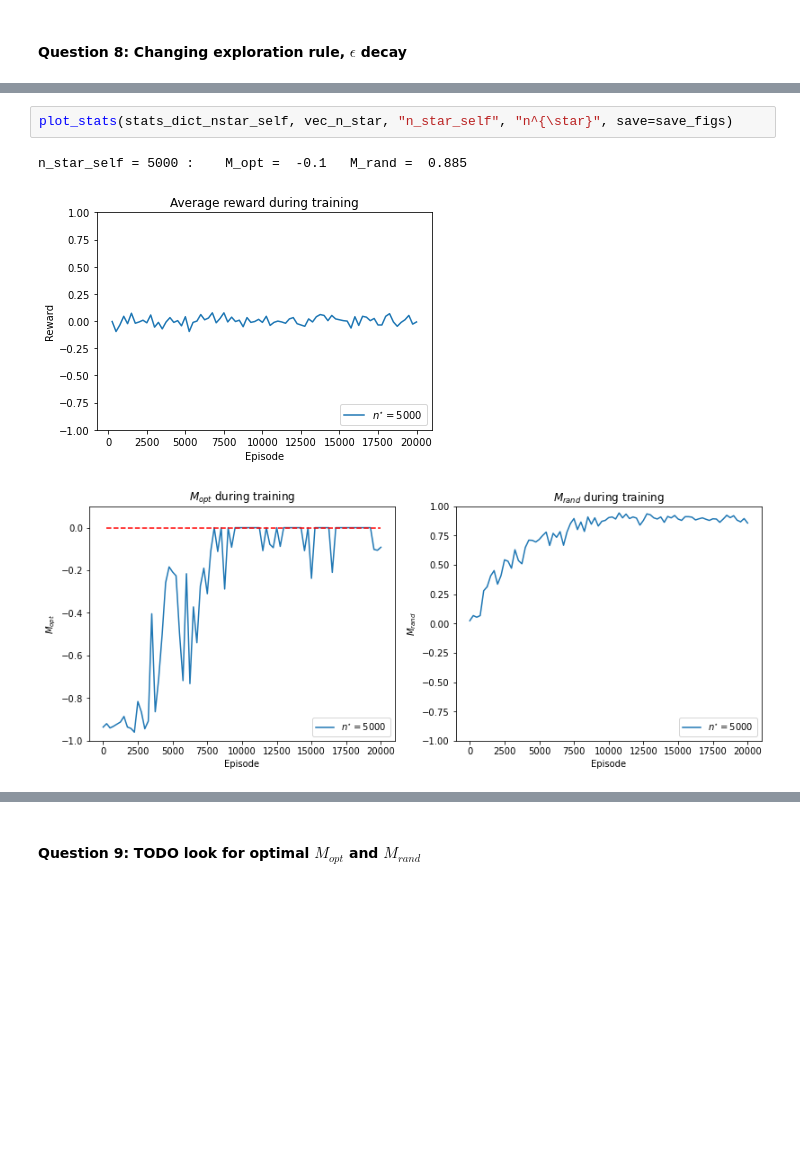
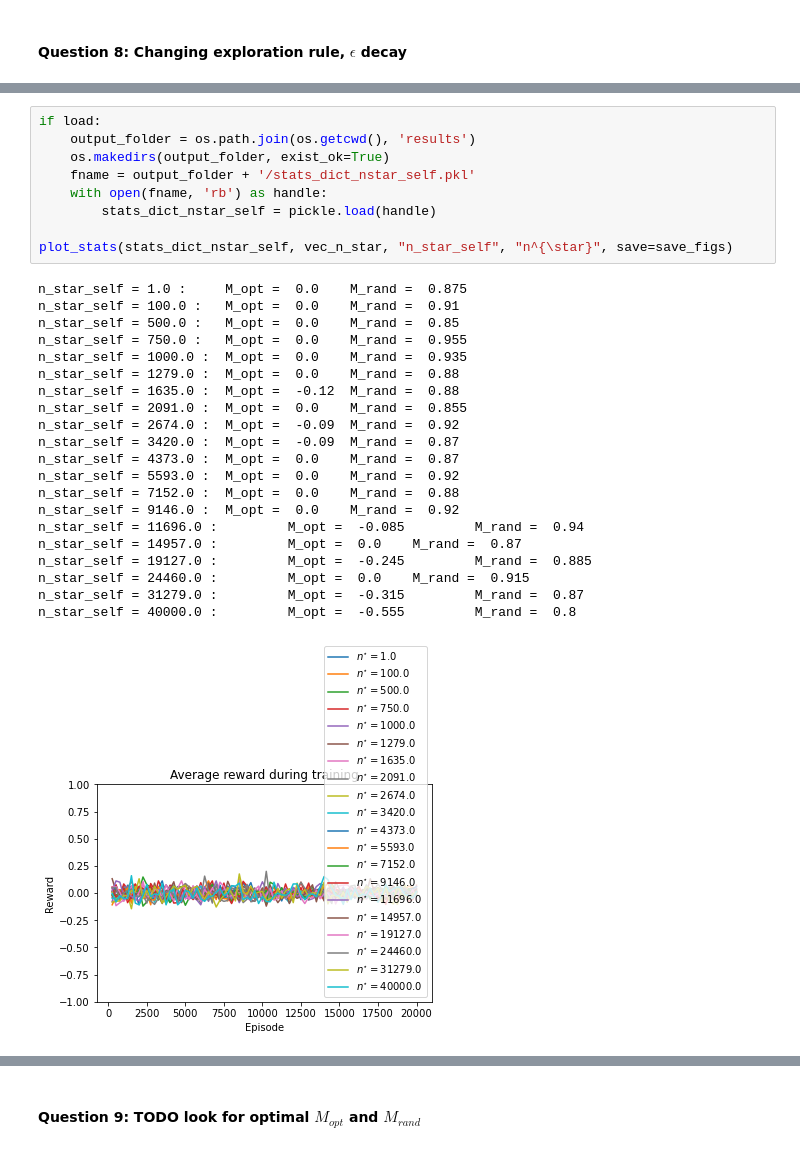
Before and after one commit to IvanBioli/ANN_Project, a Jupyter notebook: code/mini_project_1.ipynb, the cells around one changed output, grey strips where cells are left out. Saved outputs shown, nothing was run; the diff lists cells and outputs as text; blank space fills up the shorter version.

```diff
--- a/code/mini_project_1.ipynb
+++ b/code/mini_project_1.ipynb
@@ -613,6 +534,31 @@ Training with n_star = 40000.0 took: 00h02m26s
-# %%
-plot_stats(stats_dict_nstar_self, vec_n_star, "n_star_self", "n^{\star}", save=save_figs)
-# %% [output]
-n_star_self = 5000 :    M_opt =  -0.1   M_rand =  0.885
-[figure, removed]
-[figure, removed]
+# %%
+if load:
+    output_folder = os.path.join(os.getcwd(), 'results')
+    os.makedirs(output_folder, exist_ok=True)
+    fname = output_folder + '/stats_dict_nstar_self.pkl'
+    with open(fname, 'rb') as handle:
+        stats_dict_nstar_self = pickle.load(handle)
+
+plot_stats(stats_dict_nstar_self, vec_n_star, "n_star_self", "n^{\star}", save=save_figs)
+# %% [output]
+n_star_self = 1.0 :     M_opt =  0.0    M_rand =  0.875
+n_star_self = 100.0 :   M_opt =  0.0    M_rand =  0.91
+n_star_self = 500.0 :   M_opt =  0.0    M_rand =  0.85
+n_star_self = 750.0 :   M_opt =  0.0    M_rand =  0.955
+n_star_self = 1000.0 :  M_opt =  0.0    M_rand =  0.935
+n_star_self = 1279.0 :  M_opt =  0.0    M_rand =  0.88
+n_star_self = 1635.0 :  M_opt =  -0.12  M_rand =  0.88
+n_star_self = 2091.0 :  M_opt =  0.0    M_rand =  0.855
+n_star_self = 2674.0 :  M_opt =  -0.09  M_rand =  0.92
+n_star_self = 3420.0 :  M_opt =  -0.09  M_rand =  0.87
+n_star_self = 4373.0 :  M_opt =  0.0    M_rand =  0.87
+n_star_self = 5593.0 :  M_opt =  0.0    M_rand =  0.92
+n_star_self = 7152.0 :  M_opt =  0.0    M_rand =  0.88
+n_star_self = 9146.0 :  M_opt =  0.0    M_rand =  0.92
+n_star_self = 11696.0 :         M_opt =  -0.085         M_rand =  0.94
+n_star_self = 14957.0 :         M_opt =  0.0    M_rand =  0.87
+n_star_self = 19127.0 :         M_opt =  -0.245         M_rand =  0.885
+n_star_self = 24460.0 :         M_opt =  0.0    M_rand =  0.915
+n_star_self = 31279.0 :         M_opt =  -0.315         M_rand =  0.87
+n_star_self = 40000.0 :         M_opt =  -0.555         M_rand =  0.8
+[figure, added]
```
Also changed, not shown: parts of 18 cells of this notebook, 1 other file.
